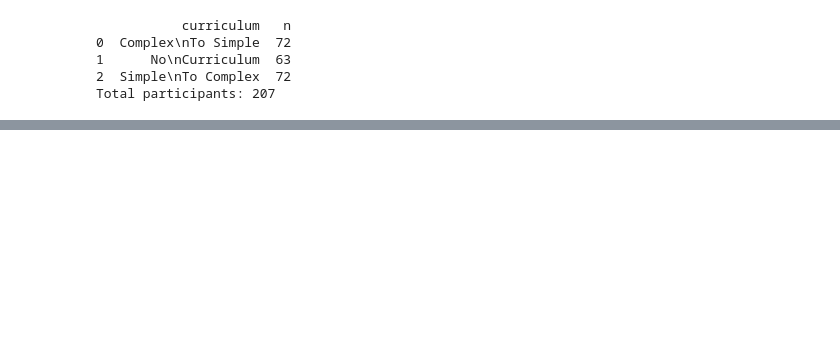
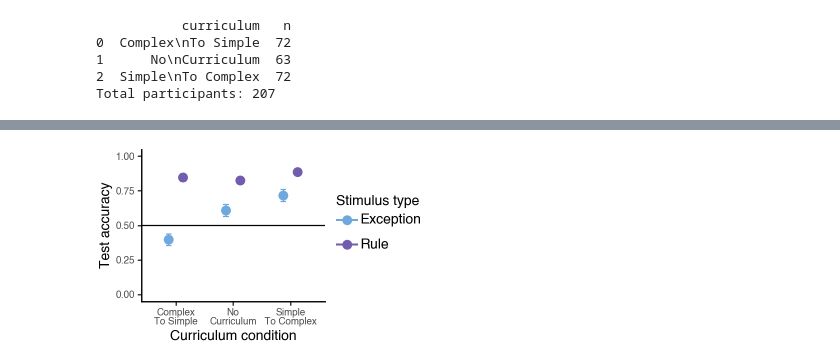
Before and after one commit to licezhang/curriculum_unlearning, a Jupyter notebook: analysis/experiment1.ipynb, the cells around one changed output, grey strips where cells are left out. Saved outputs shown, nothing was run; the diff lists cells and outputs as text; code cells hidden in the pictures; blank space fills up the shorter version.

```diff
--- a/analysis/experiment1.ipynb
+++ b/analysis/experiment1.ipynb
@@ -130,39 +230,38 @@ per_sub_test = (
     .agg(acc=('correct', 'mean'))
 )
 
 # Across-subject summary: mean and SE
 summary_test = (
     per_sub_test
     .groupby(['curriculum', 'stimType'], as_index=False)
     .agg(mean_acc=('acc', 'mean'), se=('acc', lambda x: x.std(ddof=1) / np.sqrt(len(x))))
 )
 summary_test['ymin'] = summary_test['mean_acc'] - summary_test['se']
 summary_test['ymax'] = summary_test['mean_acc'] + summary_test['se']
 
-# Order curriculum on x-axis: No Curriculum -> Simple To Complex -> Complex To Simple
-summary_test['curriculum'] = pd.Categorical(summary_test['curriculum'], categories=curriculum_order, ordered=True)
-
 # Plot: curriculum on x-axis, accuracy on y-axis, stimType side-by-side
 dodge = position_dodge(width=0.5)
 p_test = (
     ggplot(summary_test, aes(x='curriculum', y='mean_acc', color='stimType'))
     + geom_point(position=dodge, size=3)
     + geom_errorbar(aes(ymin='ymin', ymax='ymax'), width=0.2, position=dodge)
     + labs(x='Curriculum condition', y='Test accuracy', color='Stimulus type')
     + scale_y_continuous(limits=(0, 1))
     + scale_color_manual(values=stimColors)
     + theme_classic()
     + geom_hline(yintercept=0.5, linetype='solid', color='black', alpha=1)
     # make x tick labels larger and not tilted
     + theme(axis_text_x=element_text(rotation=0, ha='center', size=11))
     + theme(axis_text=element_text(size=7), text=element_text(size=10),figure_size=(3.3,2))
 )
 
 p_test
 
-p_test.save(
-    filename='analysis/figs/fig2D.svg',
-    format="svg",
-    verbose=False
-)
+# p_test.save(
+#     filename='analysis/figs/fig2D.svg',
+#     format="svg",
+#     verbose=False
+# )
+# %% [output]
+[figure, added]
 # %%
```
Also changed, not shown: parts of 7 cells of this notebook.
